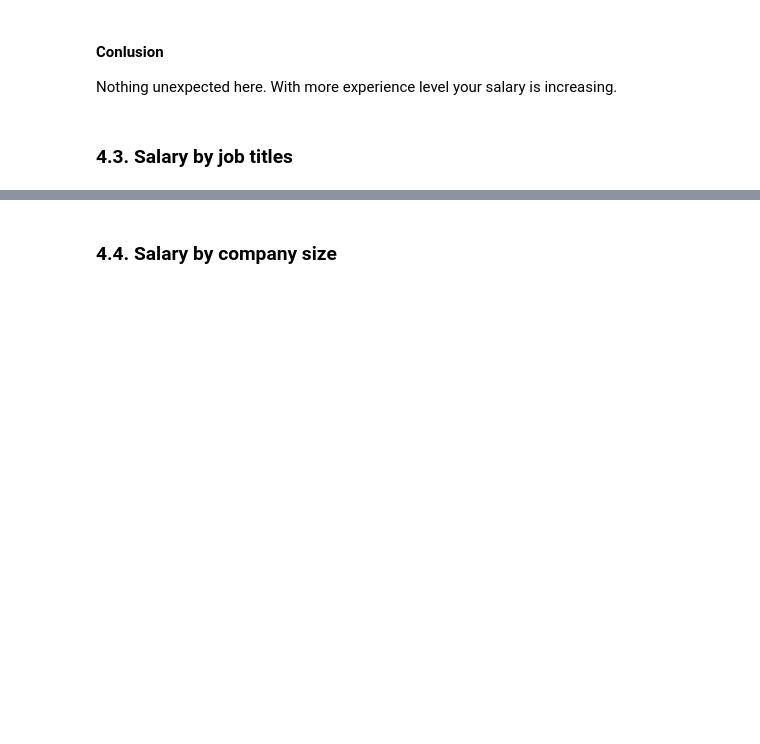
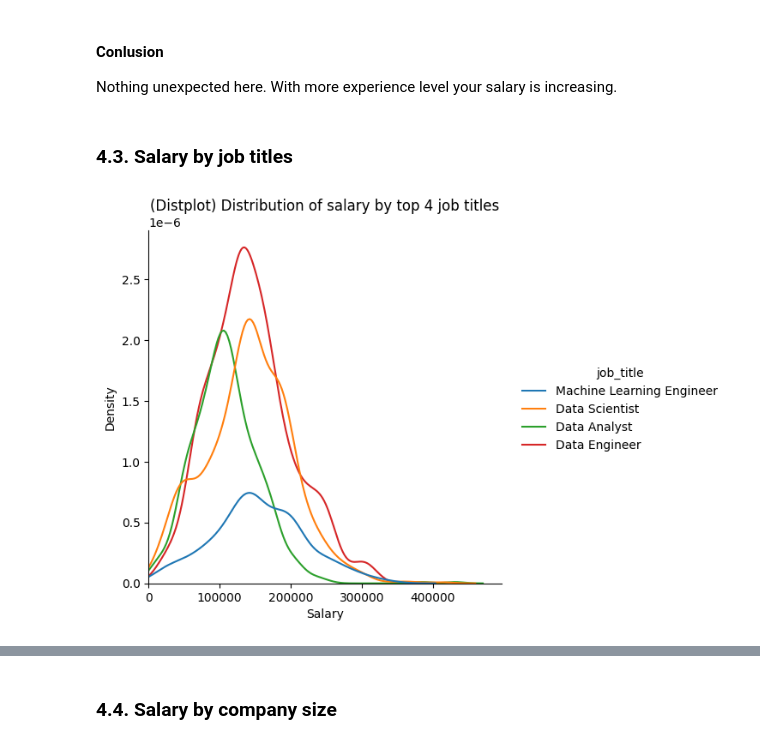
Before and after one commit to ST4N3R/eda_projects, a Jupyter notebook: Data_Science_salaries/main.ipynb, the cells around one changed output, grey strips where cells are left out. Cells and saved outputs as stored; diff of their text form; code cells hidden in the pictures; blank space fills up the shorter version.

```diff
--- a/Data_Science_salaries/main.ipynb
+++ b/Data_Science_salaries/main.ipynb
@@ -462,3 +475,15 @@ plt.show()
 Nothing unexpected here. With more experience level your salary is increasing.
 # %% [markdown]
 ### 4.3. Salary by job titles
+# %%
+top_4_titles = ds_salaries["job_title"].value_counts()[:4].index.to_list()
+df_top_4 = ds_salaries[ds_salaries["job_title"].isin(top_4_titles)]
+
+
+g = sns.displot(df_top_4, x="salary_in_usd", hue="job_title", kind="kde", palette=sns.color_palette("tab10")[:4])
+g.set_xlabels("Salary")
+g.set(title="(Distplot) Distribution of salary by top 4 job titles", xlim=(0))
+
+plt.show(g)
+# %% [output]
+[figure, added]
```
Also changed, not shown: parts of 7 cells of this notebook.
